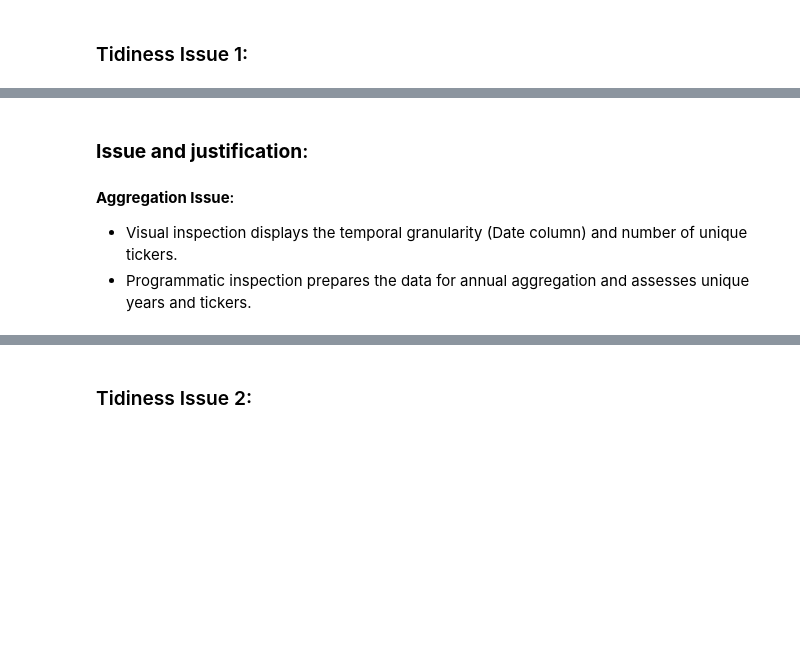
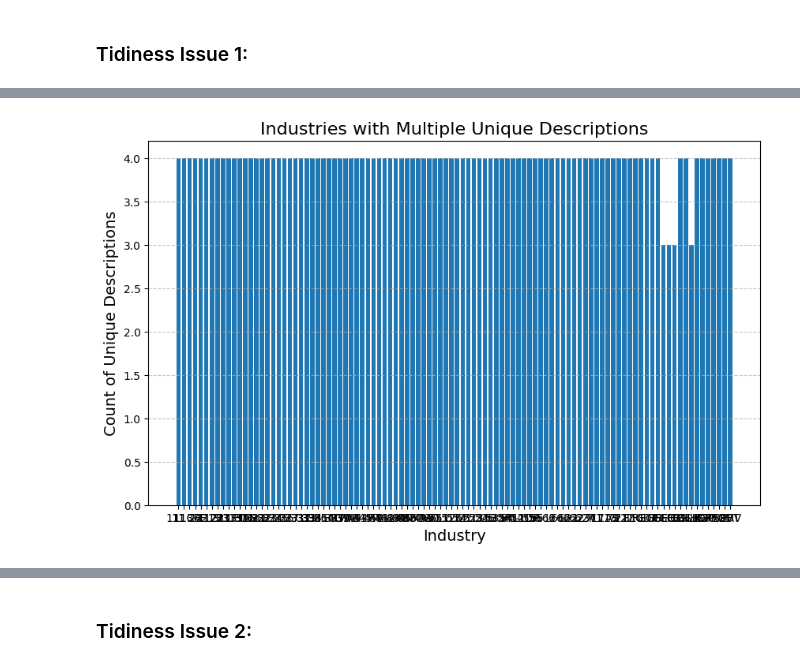
Before and after one commit to Greg-Pina/Udacity_DataAnalyst_NanoDegree, a Jupyter notebook: D497 - Data Wrangling/Real World Data Wrangling with Python/data_wrangling_project_starter.ipynb, the cells around one changed output, grey strips where cells are left out. Cells and saved outputs as stored; diff of their text form; code cells hidden in the pictures; blank space fills up the shorter version.

```diff
--- a/D497 - Data Wrangling/Real World Data Wrangling with Python/data_wrangling_project_starter.ipynb
+++ b/D497 - Data Wrangling/Real World Data Wrangling with Python/data_wrangling_project_starter.ipynb
@@ -512,6 +355,19 @@ Filtered Aggregated Data Sample:
-# %% [markdown]
-### **Issue and justification**:
-#### **Aggregation Issue**:
-
-- Visual inspection displays the temporal granularity (Date column) and number of unique tickers.
-- Programmatic inspection prepares the data for annual aggregation and assesses unique years and tickers.
+# %%
+#FILL IN - Inspecting the dataframe visually
+
+# Group by Industry and count unique IndustryDescription
+description_counts = bea_df.groupby("Industry")["IndustrYDescription"].nunique()
+
+# Filter industries with more than one unique description
+extraneous_industries = description_counts[description_counts > 1]
+
+# Plotting the extraneous rows
+plt.figure(figsize=(10, 6))
+plt.bar(extraneous_industries.index, extraneous_industries.values)
+plt.title("Industries with Multiple Unique Descriptions", fontsize=16)
+plt.xlabel("Industry", fontsize=14)
+plt.ylabel("Count of Unique Descriptions", fontsize=14)
+plt.grid(axis="y", linestyle="--", alpha=0.7)
+plt.show()
+# %% [output]
+[figure, added]
```
Also changed, not shown: parts of 30 cells of this notebook.
